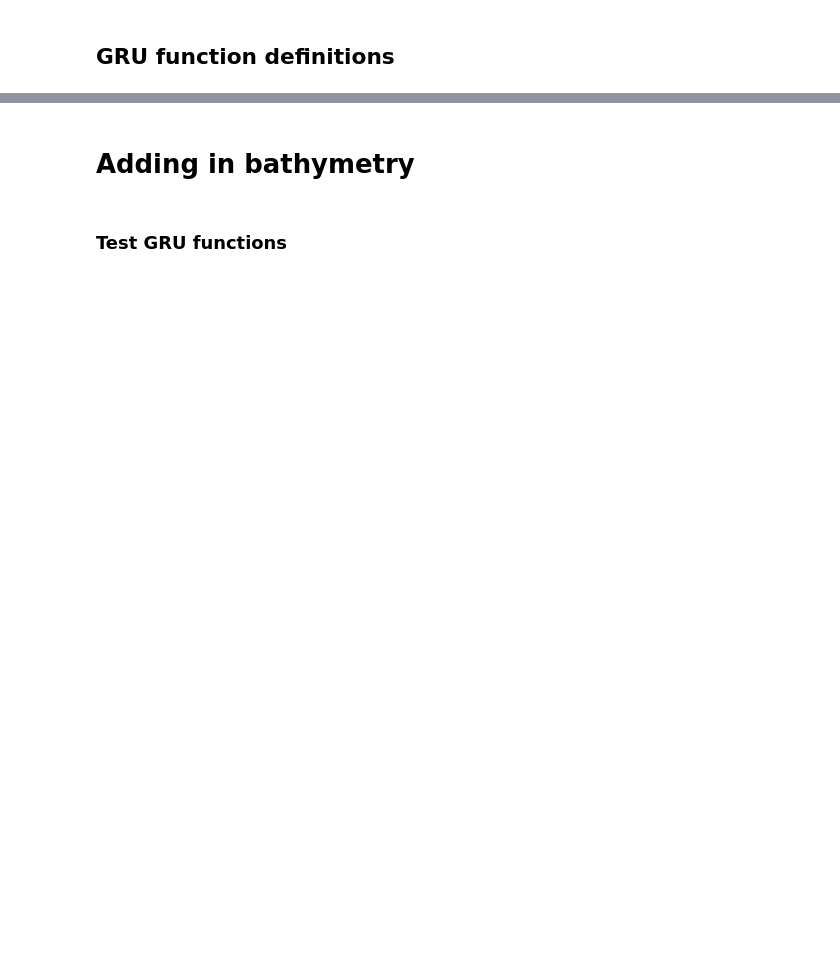
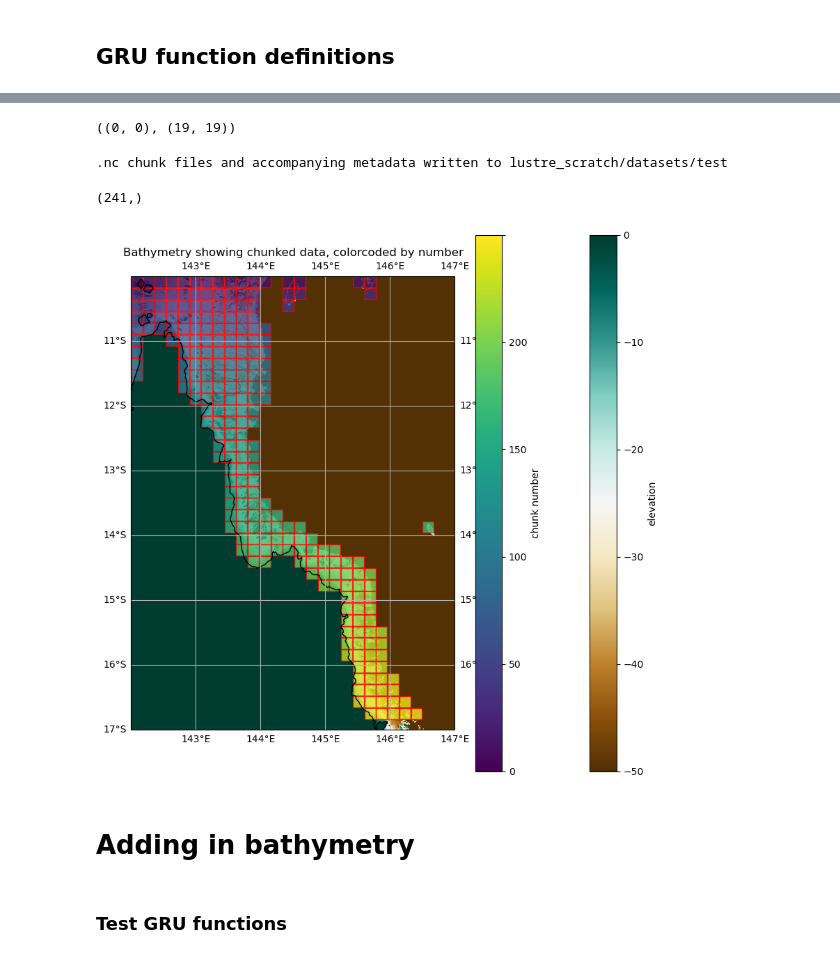
Before and after one commit to orlando-code/coralshift, a Jupyter notebook: notebooks/rnn.ipynb, the cells around one changed output, grey strips where cells are left out. Saved outputs shown, nothing was run; the diff lists cells and outputs as text; code cells hidden in the pictures; blank space fills up the shorter version.

```diff
--- a/notebooks/rnn.ipynb
+++ b/notebooks/rnn.ipynb
@@ -293,0 +301,5 @@ chunk_coords
+# %%
+chunk_coords[0]
+# index_pair_to_lats_lons_pair(coord_pair)
+# %% [output]
+((0, 0), (19, 19))
@@ -294,16 +458,33 @@ chunk_coords
+# %%
+nc_chunk_files("lustre_scratch/datasets/test", bath_A_1km.isel(band=0))
+# %% [output]
+.nc chunk files and accompanying metadata written to lustre_scratch/datasets/test
+# %%
+np.arange(len(chunk_coords)).shape
+# %% [output]
+(241,)
 # %%
-fig, ax = plt.subplots(figsize=[10,10])
 da = bath_A_1km
-da.plot(ax=ax, vmin=vmin, vmax=vmax, cmap="BrBG")
-ax.set_aspect("equal")
 
-for coord in chunk_coords:
-    xy = index_to_coord(da, coord[0])
-    height, width = delta_index_to_distance(da, coord[1], coord[0])
-    rect = patches.Rectangle(xy, width, height, linewidth=2, edgecolor='r', facecolor='none')
+_, ax, _ = spatial_plots.plot_DEM(da, "Bathymetry showing chunked data, colorcoded by number")
+
+cmap = plt.cm.get_cmap('viridis')
+
+
+for i, coord in enumerate(chunk_coords):
+    color = cmap(i / len(chunk_coords))
+
+    xy = spatial_data.index_to_coord(da, coord[0])
+    height, width = spatial_data.delta_index_to_distance(da, coord[1], coord[0])
+    rect = patches.Rectangle(xy, width, height, linewidth=1, edgecolor='r', facecolor=color, alpha=0.8)
     ax.add_patch(rect)
 
+cbar2 = plt.colorbar(plt.cm.ScalarMappable(cmap=cmap), ax=ax, orientation='vertical', label="chunk number")
+cbar2.set_ticklabels(np.arange(0, len(chunk_coords), 50))
+
 plt.show()
+# %% [output]
+[figure, added]
 # %%
 # attempt downsampling climate in each square
 # save as individual nc file
```
Also changed, not shown: parts of 34 cells of this notebook, 1 other file.
